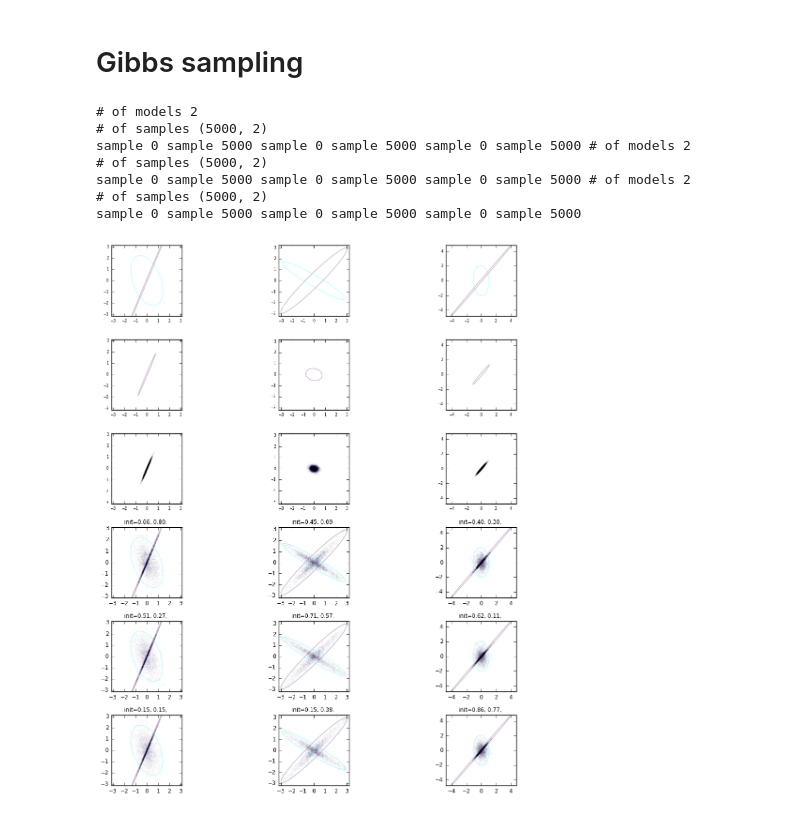
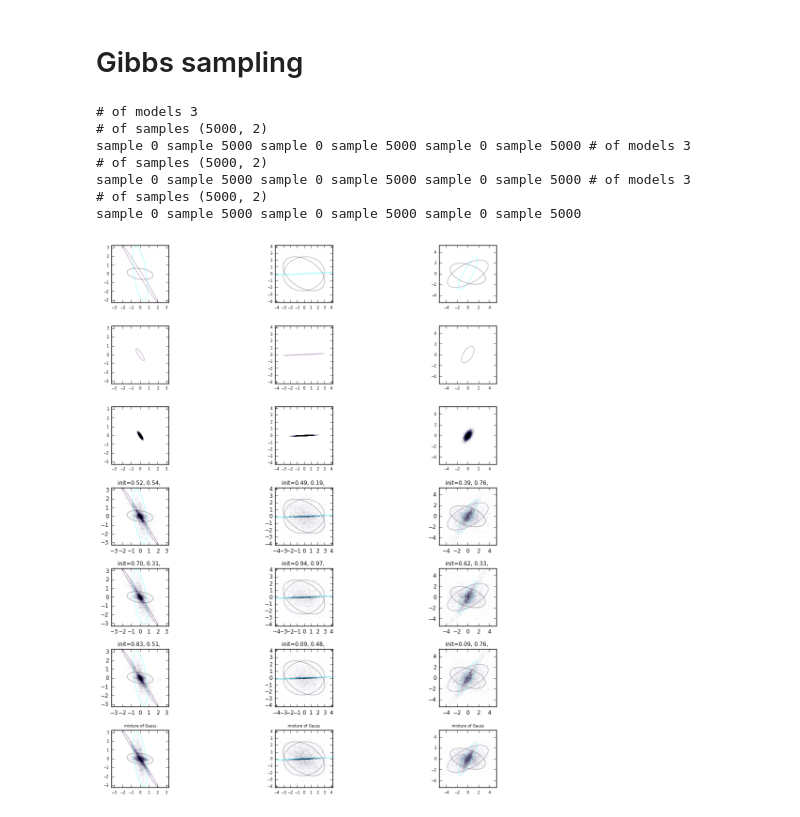
Before and after one commit to czhuang/ensample, a Jupyter notebook: gibbs_ensample.ipynb, the cells around one changed output. Cells and saved outputs as stored; diff of their text form; code cells hidden in the pictures.

```diff
--- a/gibbs_ensample.ipynb
+++ b/gibbs_ensample.ipynb
@@ -136 +156,11 @@ np.linalg.solve?
+# %%
+# Check the mixture of Gaussians.
+ntrials = 3
+fig, axes = plt.subplots(1, ntrials)
+#axes = np.ravel(axes)
+for i in range(ntrials):
+    models = make_random_models(num_models=3)
+    ax, ref_plt_bds = plot_contours2d(models, axes[i])
+    samples = sample_mixture_gaussian(ax, models, nsamples=5000, plot_bounds=ref_plt_bds)
+plt.show()
 # %%
@@ -219,9 +242,9 @@ def fixed_scan_1(models=models, previous_model=None, **kwargs):
     return models[model_idx % len(models)]
 
 def run_gibbs(ax, models, model_pick_fn, init_val=None,
-              nsamples=5000, nburnin=1000):
+              nsamples=5000, nburnin=1000, plot_bounds=None):
     # Plot background
-    ax, plot_bounds = plot_contours2d(models, ax)
+    ax, plot_bounds = plot_contours2d(models, ax, plot_bounds=plot_bounds)
     # Initialization
     ndim = models[0].mean.size
     init_val = np.random.random(ndim)
@@ -251,15 +274,25 @@ def run_gibbs(ax, models, model_pick_fn, init_val=None,
     samples = np.asarray(samples)
     samples = samples[nburnin:]
     #print samples.shape
-    plot_samples(ax, samples)
+    plot_samples(ax, samples, plot_bounds=plot_bounds)
     ax.set_aspect('equal')
     ax.set_title(title_str, fontsize='small')
     ax.tick_params(labelsize='small')
     for fn in [ax.set_xbound, ax.set_ybound]:
         fn(plot_bounds[0], plot_bounds[1])
 # %%
-def run_gibbs_job(ntrails=3, num_models=3, nsamples=5000, nburnin=1000, trial_models=None):
-    fig, axes = plt.subplots(6, ntrials, figsize=(12,12))
+def run_gibbs_job(ntrails=1, num_models=3, nsamples=5000, nburnin=1000, trial_models=None):
+    # - ensemble (showing individual experts)
+    # - product
+    # - sampled product
+    # - Gibbs (random-scan)
+    # - Gibbs fixed-scan
+    # - Gibbs fixed-scan (another ordering)
+    # - mixture samples
+
+    fig, axes = plt.subplots(7, ntrials, figsize=(12,12))
+    #if trial_models is not None:
+    #    num_models = len(trial_models)
     #axes = np.ravel(axes)
     if trial_models is None:
         trial_models = [make_random_models(num_models=num_models) for i in range(ntrails)]
@@ -270,8 +303,6 @@ def run_gibbs_job(ntrails=3, num_models=3, nsamples=5000, nburnin=1000, trial_mo
         # plot product of Gaussians
         prod = gauss_prod(models)
         ax, _ = plot_contours2d([prod], axes[1, i], plot_bounds=ref_plt_bds)
-
-        # plot samples from pog
         samples = scs.multivariate_normal.rvs(prod.mean, prod.cov,
                                               size=nsamples)
         print '# of samples', samples.shape
@@ -289,23 +320,10 @@ def run_gibbs_job(ntrails=3, num_models=3, nsamples=5000, nburnin=1000, trial_mo
         run_gibbs(axes[5, i], models=models, model_pick_fn=fixed_scan_1,
                   nsamples=nsamples, nburnin=nburnin)
 
-        # plot samples from pog
-        samples = scs.multivariate_normal.rvs(prod.mean, prod.cov,
-                                              size=nsamples)
-        print '# of samples', samples.shape
-        ax, _ = plot_samples(samples=samples, ax=axes[2, i], plot_bounds=ref_plt_bds)
+        # Samples from mixture
+        ax, _ = plot_contours2d(models, axes[6, i], plot_bounds=ref_plt_bds)
+        samples = sample_mixture_gaussian(ax=ax, models=models, nsamples=nsamples, plot_bounds=ref_plt_bds)
 
     plt.tight_layout()
     plt.show()
     return trial_models
-# %%
-trial_models = run_gibbs_job(num_models=3, trial_models=trial_models)#, nsamples=100, nburnin=1)
-# %% [output]
-# of models 2
-# of samples (5000, 2)
-sample 0 sample 5000 sample 0 sample 5000 sample 0 sample 5000 # of models 2
-# of samples (5000, 2)
-sample 0 sample 5000 sample 0 sample 5000 sample 0 sample 5000 # of models 2
-# of samples (5000, 2)
-sample 0 sample 5000 sample 0 sample 5000 sample 0 sample 5000
-[figure, removed]
@@ -315,0 +330,13 @@ run_gibbs_job(num_models=10)
+# %%
+ntrails = 3
+trial_models = [make_random_models(num_models=num_models) for i in range(ntrails)]
+trial_models = run_gibbs_job(trial_models=trial_models)
+# %% [output]
+# of models 3
+# of samples (5000, 2)
+sample 0 sample 5000 sample 0 sample 5000 sample 0 sample 5000 # of models 3
+# of samples (5000, 2)
+sample 0 sample 5000 sample 0 sample 5000 sample 0 sample 5000 # of models 3
+# of samples (5000, 2)
+sample 0 sample 5000 sample 0 sample 5000 sample 0 sample 5000
+[figure, added]
```
Also changed, not shown: parts of 11 cells of this notebook.
